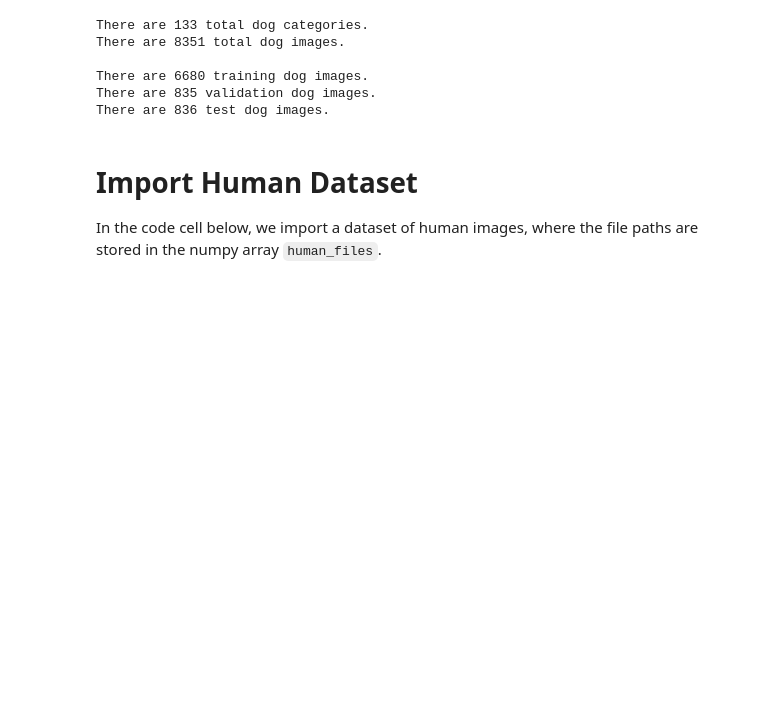
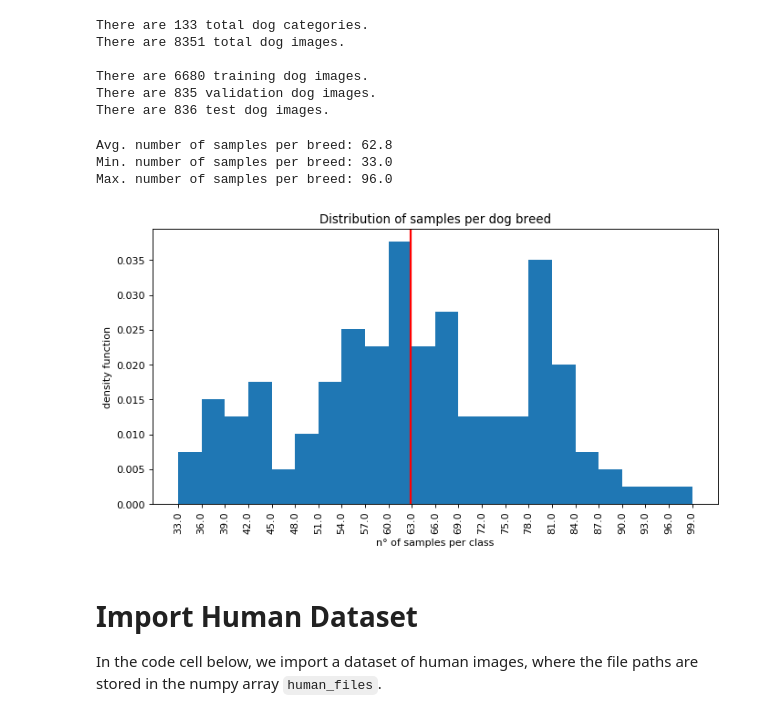
Before and after one commit to rwester90/Dog_breed_classifier, a Jupyter notebook: dog_app.ipynb, the cells around one changed output. Drawn from its saved outputs; the diff is of its cells as text; code cells hidden in the pictures; blank space fills up the shorter version.

```diff
--- a/dog_app.ipynb
+++ b/dog_app.ipynb
@@ -123,3 +126,52 @@ There are 8351 total dog images.
 There are 6680 training dog images.
 There are 835 validation dog images.
 There are 836 test dog images.
+# %%
+#Dog breed names in clean format
+
+def breed_list(dog_names):
+    '''
+    Function that extracts and cleans the dog breeds names
+    contained in list dog_names
+    Input: dog names list from step 0
+    Output: list with cleaned dog's breeds names
+    '''
+    reg=re.compile(r'\d{3}.*')
+    breeds=[]
+
+    for i in dog_names:
+        breed=reg.search(i)
+        raw=breed.group()[4:].replace("_"," ")
+        breeds.append(raw)
+    return breeds
+
+
+breeds=breed_list(dog_names)
+# %%
+#Main statistics and number of samples by breed distribution
+
+from matplotlib.pyplot import figure
+
+figure(figsize=(10,5), dpi=80)
+
+samples=np.vstack([train_targets, valid_targets, test_targets])
+
+datos=pd.Series(samples.sum(axis=0))
+datos.index=breeds
+print("Avg. number of samples per breed: {}".format(np.around(datos.mean(),1),color='r'))
+print("Min. number of samples per breed: {}".format(datos.min()))
+print("Max. number of samples per breed: {}".format(datos.max()))
+
+bins = np.arange(datos.min(), datos.max()+6, 3)
+plt.hist(datos,bins=bins,density=True)  # arguments are passed to np.histogram
+plt.title("Distribution of samples per dog breed")
+plt.xlabel("n° of samples per class")
+plt.ylabel("density function")
+plt.xticks(bins, np.around(bins,0), rotation='vertical')
+plt.axvline(np.around(datos.mean(),1),linewidth=2, color='r')
+plt.show()
+# %% [output]
+Avg. number of samples per breed: 62.8
+Min. number of samples per breed: 33.0
+Max. number of samples per breed: 96.0
+[figure, added]
```
Also changed, not shown: parts of 18 cells of this notebook, 2 other files.
